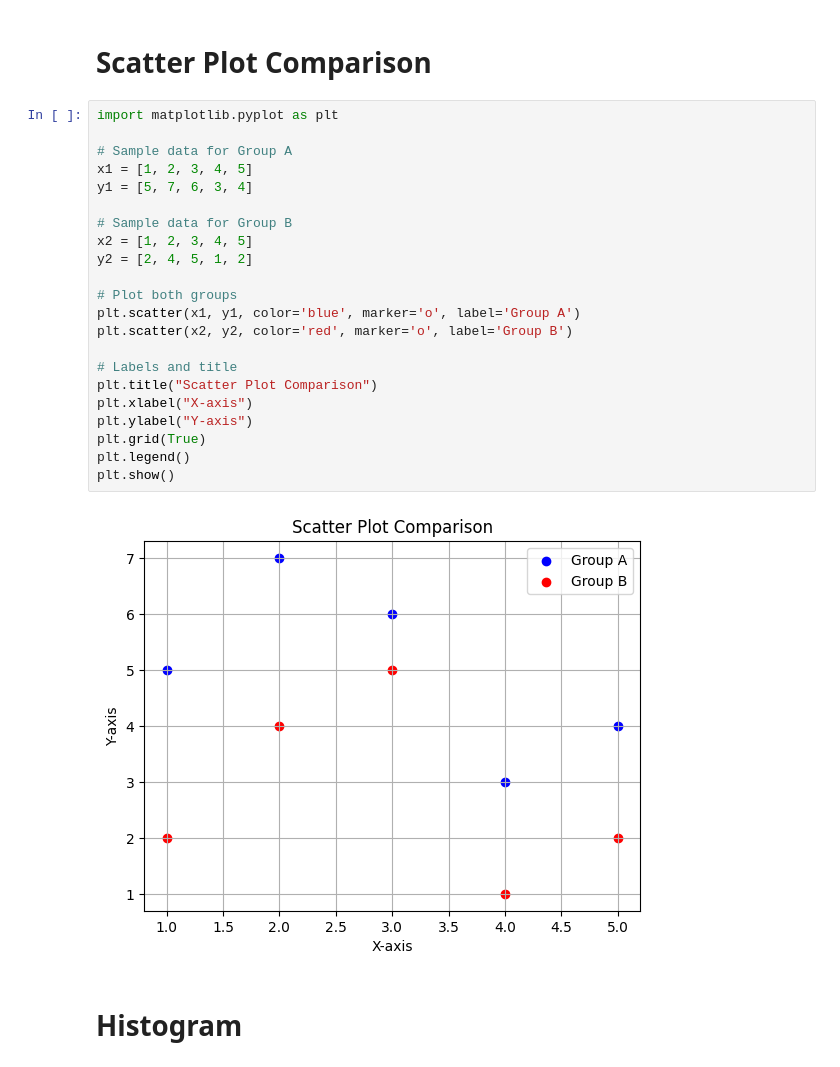
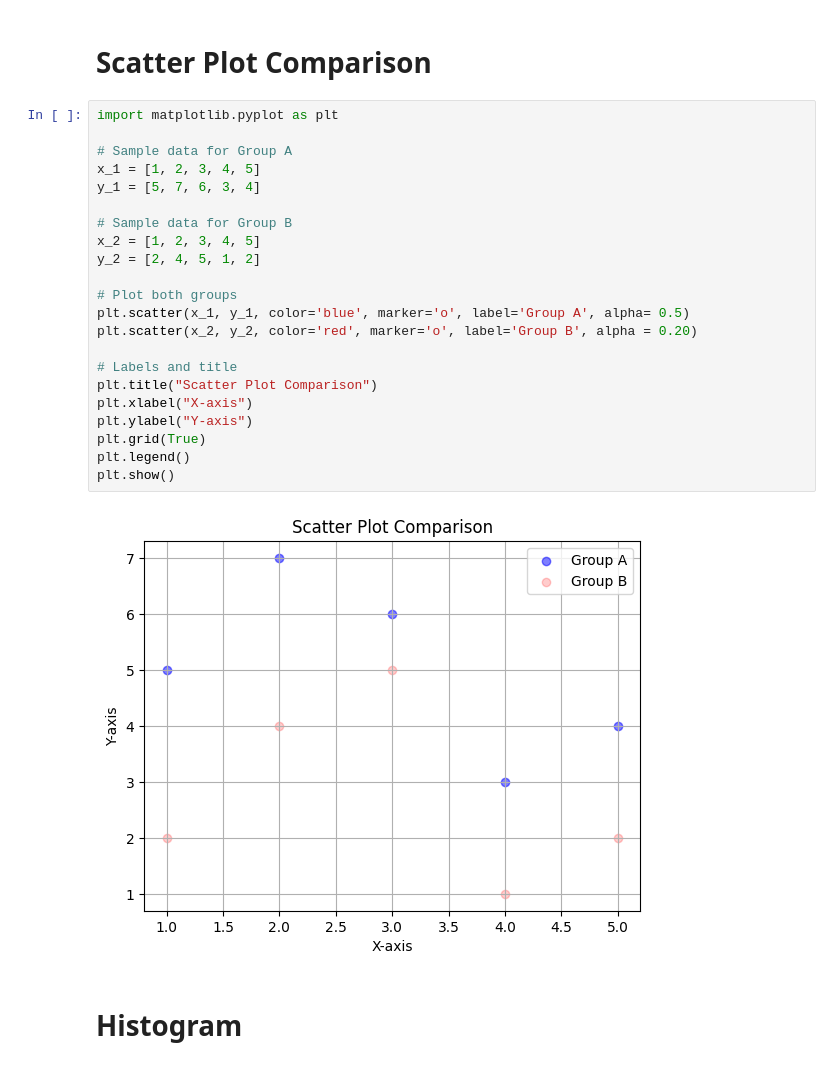
Before and after one commit to raquem-annierose/PolyTech-Demo, a Jupyter notebook: niones/visualization.ipynb, the cells around one changed output. Cells and saved outputs as stored; diff of their text form.

```diff
--- a/niones/visualization.ipynb
+++ b/niones/visualization.ipynb
@@ -57,27 +90,27 @@ plt.show()
 # %%
 import matplotlib.pyplot as plt
 
 # Sample data for Group A
-x1 = [1, 2, 3, 4, 5]
-y1 = [5, 7, 6, 3, 4]
+x_1 = [1, 2, 3, 4, 5]
+y_1 = [5, 7, 6, 3, 4]
 
 # Sample data for Group B
-x2 = [1, 2, 3, 4, 5]
-y2 = [2, 4, 5, 1, 2]
+x_2 = [1, 2, 3, 4, 5]
+y_2 = [2, 4, 5, 1, 2]
 
 # Plot both groups
-plt.scatter(x1, y1, color='blue', marker='o', label='Group A')
-plt.scatter(x2, y2, color='red', marker='o', label='Group B')
+plt.scatter(x_1, y_1, color='blue', marker='o', label='Group A', alpha= 0.5)
+plt.scatter(x_2, y_2, color='red', marker='o', label='Group B', alpha = 0.20)
 
 # Labels and title
 plt.title("Scatter Plot Comparison")
 plt.xlabel("X-axis")
 plt.ylabel("Y-axis")
 plt.grid(True)
 plt.legend()
 plt.show()
 # %% [output]
-[figure, old version]
+[figure, new version]
 # %% [markdown]
 # Histogram
 # %%
```
Also changed, not shown: parts of 10 cells of this notebook.
